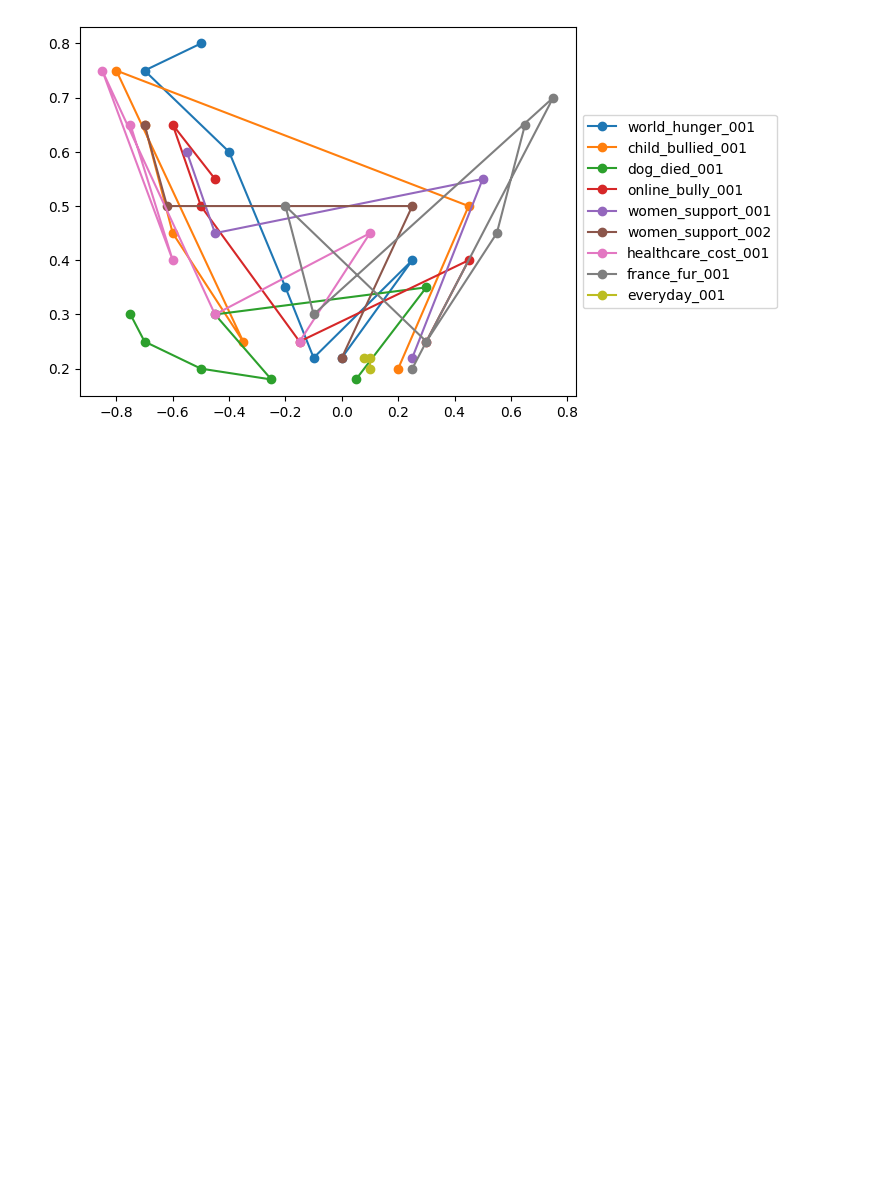
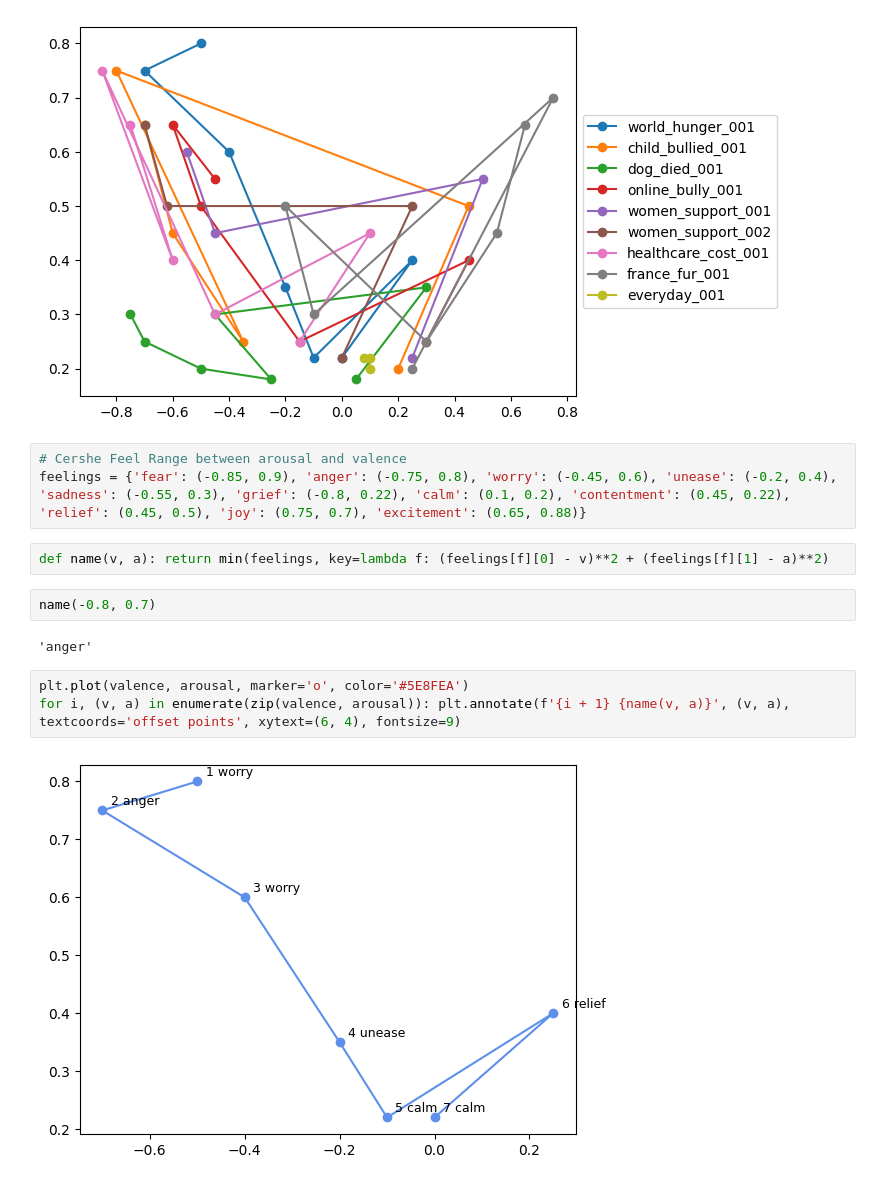
Before and after one commit to anytaaly/cershe-valence-arousal-data-analysis, a Jupyter notebook: cershe_valence_arousal_data_analysis.ipynb, the cells around one changed output. Saved outputs shown, nothing was run; the diff lists cells and outputs as text; blank space fills up the shorter version.

```diff
--- a/cershe_valence_arousal_data_analysis.ipynb
+++ b/cershe_valence_arousal_data_analysis.ipynb
@@ -96,3 +96,17 @@ plt.legend(loc='center left', bbox_to_anchor=(1, 0.5))
 # %% [output]
 <matplotlib.legend.Legend at 0x...>
 [figure]
+# %%
+# Cershe Feel Range between arousal and valence
+feelings = {'fear': (-0.85, 0.9), 'anger': (-0.75, 0.8), 'worry': (-0.45, 0.6), 'unease': (-0.2, 0.4), 'sadness': (-0.55, 0.3), 'grief': (-0.8, 0.22), 'calm': (0.1, 0.2), 'contentment': (0.45, 0.22), 'relief': (0.45, 0.5), 'joy': (0.75, 0.7), 'excitement': (0.65, 0.88)}
+# %%
+def name(v, a): return min(feelings, key=lambda f: (feelings[f][0] - v)**2 + (feelings[f][1] - a)**2)
+# %%
+name(-0.8, 0.7)
+# %% [output]
+'anger'
+# %%
+plt.plot(valence, arousal, marker='o', color='#5E8FEA')
+for i, (v, a) in enumerate(zip(valence, arousal)): plt.annotate(f'{i + 1} {name(v, a)}', (v, a), textcoords='offset points', xytext=(6, 4), fontsize=9)
+# %% [output]
+[figure, added]
```
